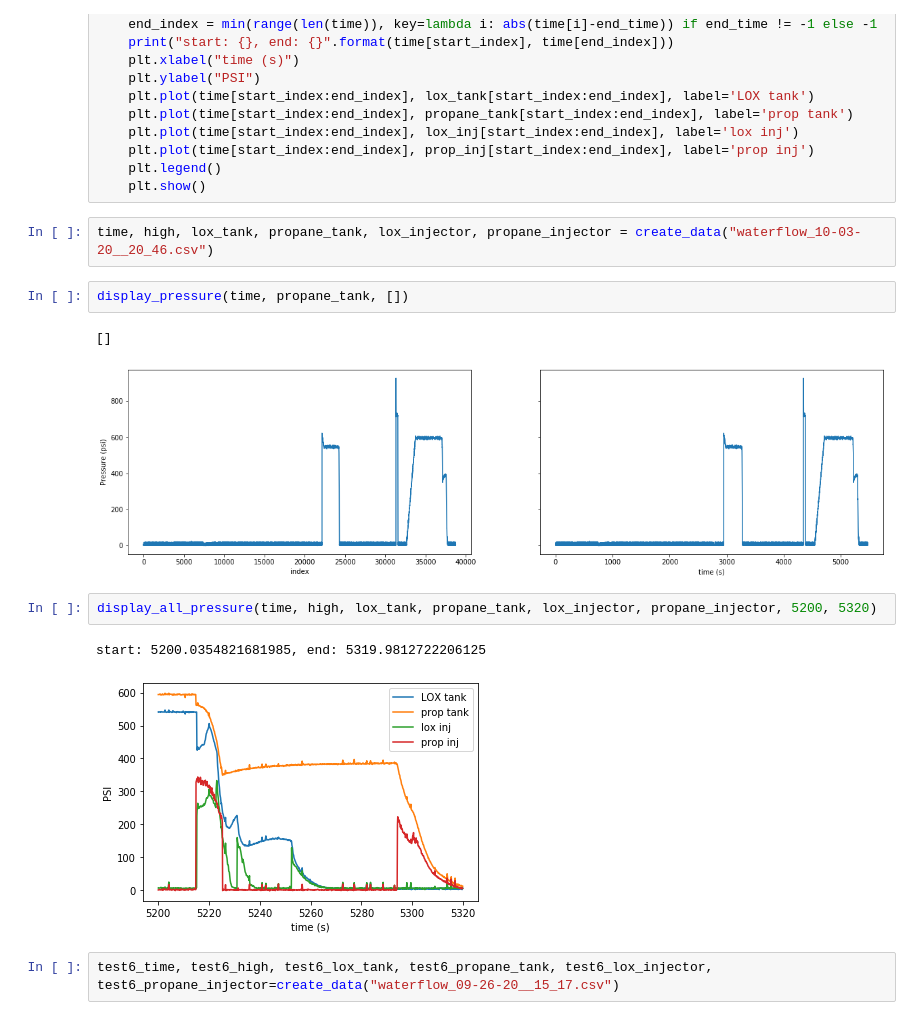
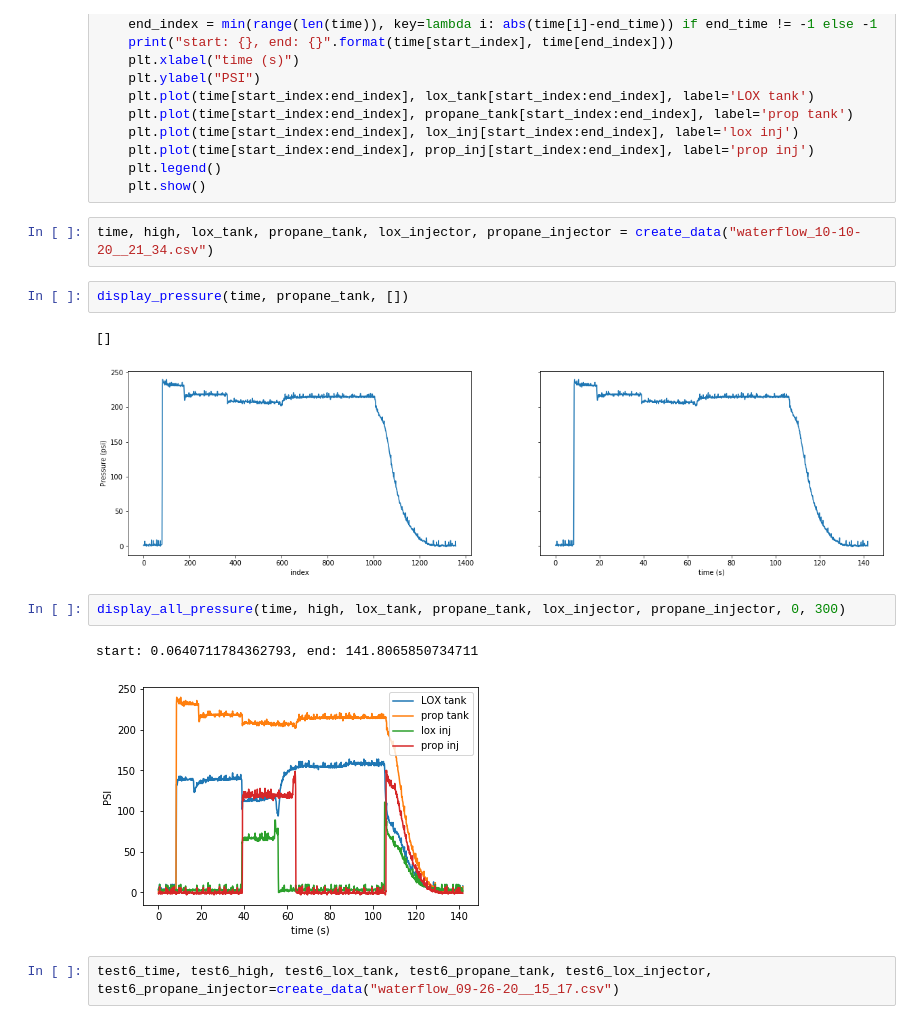
Before and after one commit to Space-Enterprise-at-Berkeley/Wireless-Transmission, a Jupyter notebook: DataMonitoring/pressure_analysis_sep_functions.ipynb, the cells around one changed output. Drawn from its saved outputs; the diff is of its cells as text.

Commit message:
this is not working with today's data

```diff
--- a/DataMonitoring/pressure_analysis_sep_functions.ipynb
+++ b/DataMonitoring/pressure_analysis_sep_functions.ipynb
@@ -83,17 +83,17 @@ def display_all_pressure(time, high, lox_tank, prop_tank, lox_inj, prop_inj, sta
     plt.legend()
     plt.show()
 # %%
-time, high, lox_tank, propane_tank, lox_injector, propane_injector = create_data("waterflow_10-03-20__20_46.csv")
+time, high, lox_tank, propane_tank, lox_injector, propane_injector = create_data("waterflow_10-10-20__21_34.csv")
 # %%
 display_pressure(time, propane_tank, [])
 # %% [output]
 []
-[figure, old version]
+[figure, new version]
 # %%
-display_all_pressure(time, high, lox_tank, propane_tank, lox_injector, propane_injector, 5200, 5320)
+display_all_pressure(time, high, lox_tank, propane_tank, lox_injector, propane_injector, 0, 300)
 # %% [output]
-start: 5200.0354821681985, end: 5319.9812722206125
+start: 0.0640711784362793, end: 141.8065850734711
-[figure, old version]
+[figure, new version]
 # %%
 test6_time, test6_high, test6_lox_tank, test6_propane_tank, test6_lox_injector, test6_propane_injector=create_data("waterflow_09-26-20__15_17.csv")
 # %% [output]
```
Also changed, not shown: parts of 4 cells of this notebook.
